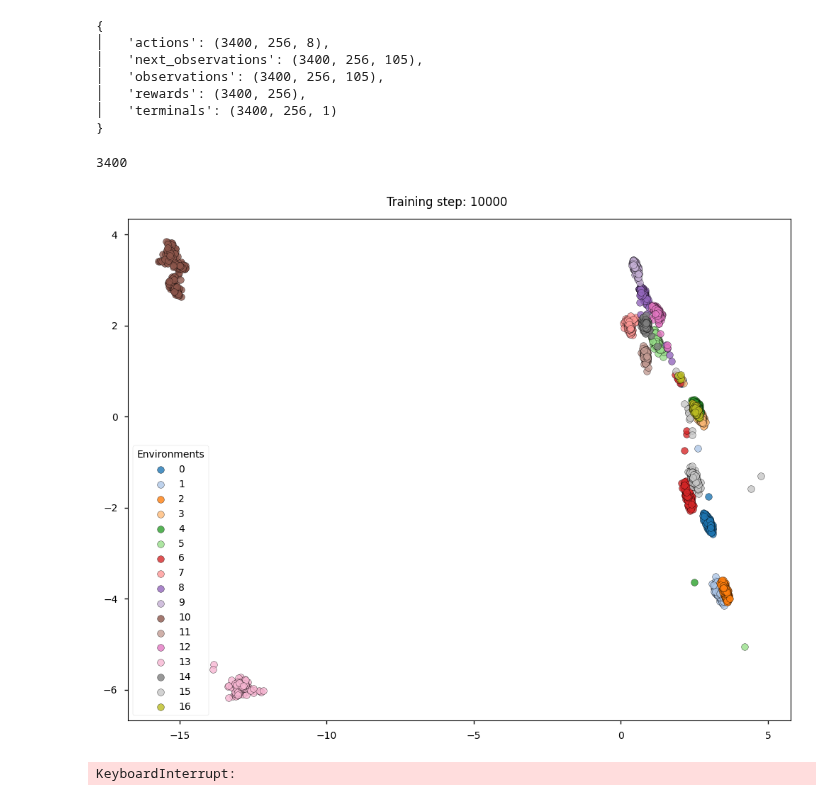
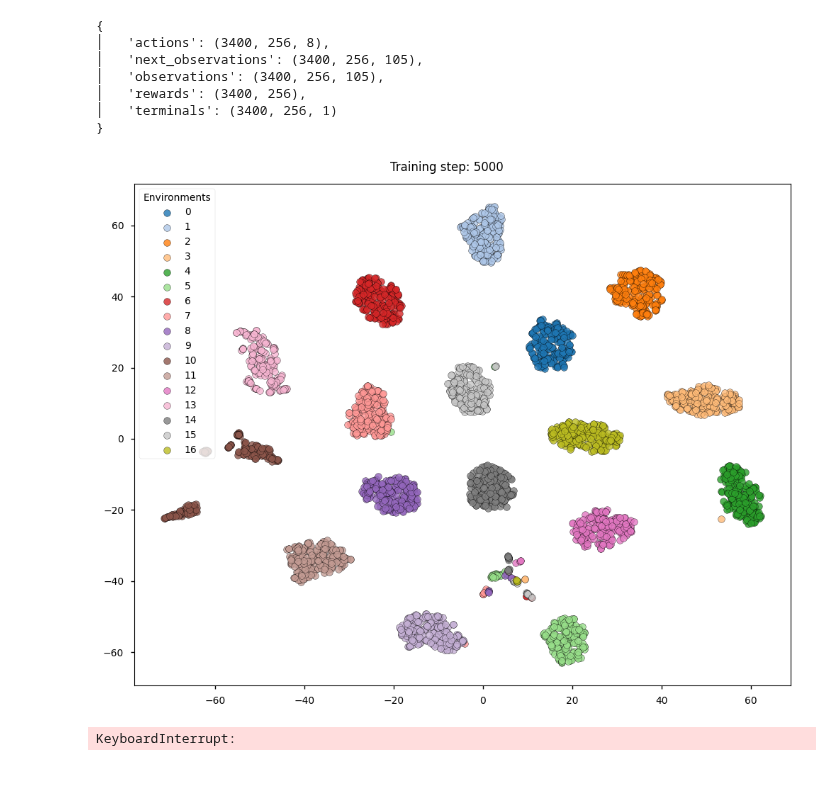
Before and after one commit to skylooop/BeliefConditionedFB, a Jupyter notebook: notebooks/ant_wind_dynamics.ipynb, the cells around one changed output. Saved outputs shown, nothing was run; the diff lists cells and outputs as text; code cells hidden in the pictures.

```diff
--- a/notebooks/ant_wind_dynamics.ipynb
+++ b/notebooks/ant_wind_dynamics.ipynb
@@ -82,7 +78,7 @@ whole_data = []
 NUM_TRAIN_ENVS = 17 # total num is 20
 
 for i in range(NUM_TRAIN_ENVS):
-    cur_data = np.load(f"/home/m_bobrin/ZeroShotRL/envs/mujoco/data_custom_ant/default_ind_{i}.npz", allow_pickle=True)
+    cur_data = np.load(f"../envs/mujoco/data_custom_ant/default_ind_{i}.npz", allow_pickle=True)
     data = {key: cur_data[key] for key in selected_keys if key in cur_data.files}
     data['observations'] = data['observation']
     data['next_observations'] = data['next_observation']
@@ -127,10 +123,6 @@ whole_dataset = Dataset.create(**jax.device_get(whole_data))
 │   'rewards': (3400, 256),
 │   'terminals': (3400, 256, 1)
 }
-# %%
-200 * 17
-# %% [output]
-3400
 # %%
 from utils.transformer_nets import DynamicsTransformer, NextStatePrediction
 from utils.flax_utils import TrainState, ModuleDict
@@ -170,6 +162,7 @@ network = TrainState.create(network_def, network_params, tx=network_tx)
 # %%
 from IPython.display import clear_output
 from sklearn.decomposition import PCA
+from sklearn.manifold import TSNE
 
 def context_encoder_loss(agent, batch, grad_params, rng):
     dynamics_embedding_mean, dynamics_embedding_std = agent.select('dynamic_transformer')(batch['observations'], batch['actions'],
@@ -183,7 +176,6 @@ def context_encoder_loss(agent, batch, grad_params, rng):
 @jax.jit
 def update(agent, batch, rng):
     def loss_fn(grad_params):
-        # dyn_loss = context_encoder_loss(agent, batch, grad_params)
         return context_encoder_loss(agent, batch, grad_params, rng)
 
     agent, info = agent.apply_loss_fn(loss_fn)
@@ -195,36 +187,35 @@ samples_per_env = 200
 # Generate colors automatically
 env_indices = np.repeat(np.arange(num_environments), samples_per_env)
 
 # Learn transformer
 pbar = tqdm(range(30_000))
 for update_steps in pbar:
     update_key = jax.random.fold_in(GLOBAL_KEY, i)
     batch = whole_dataset.sample(256)
     network, info = update(network, batch, update_key)
 
     if update_steps % 5_000 == 0:
         clear_output()
         dynamics_embedding_mean, dynamics_embedding_std = network.select('dynamic_transformer')(whole_data['observations'], whole_data['actions'],
                                                                             whole_data['next_observations'], train=False)
         dynamics_embedding = dynamics_embedding_mean + jax.random.normal(key=update_key, shape=dynamics_embedding_mean.shape) * jnp.exp(dynamics_embedding_std)
-        tsne = PCA(random_state=42).fit_transform(dynamics_embedding)
+        tsne = TSNE(random_state=42).fit_transform(dynamics_embedding)
         fig, ax = plt.subplots(figsize=(10, 8))
         for i in range(num_environments):
             mask = (env_indices == i)
             ax.scatter(tsne[mask, 0], tsne[mask, 1],
                         color=plt.cm.tab20(i),
                         edgecolors='black',
                         label=i,
                         alpha=0.8)
 
         fig.suptitle(f"Training step: {update_steps}")
         ax.legend(title="Environments")
         plt.tight_layout()
         display(fig)
-        plt.savefig("antwind.svg", bbox_inches='tight')
         plt.close(fig)
 # %% [output]
-[figure, old version]
+[figure, new version]
 KeyboardInterrupt:
 # %%
 sys.path.append("..")
```
Also changed, not shown: parts of 4 cells of this notebook, 19 other files.
